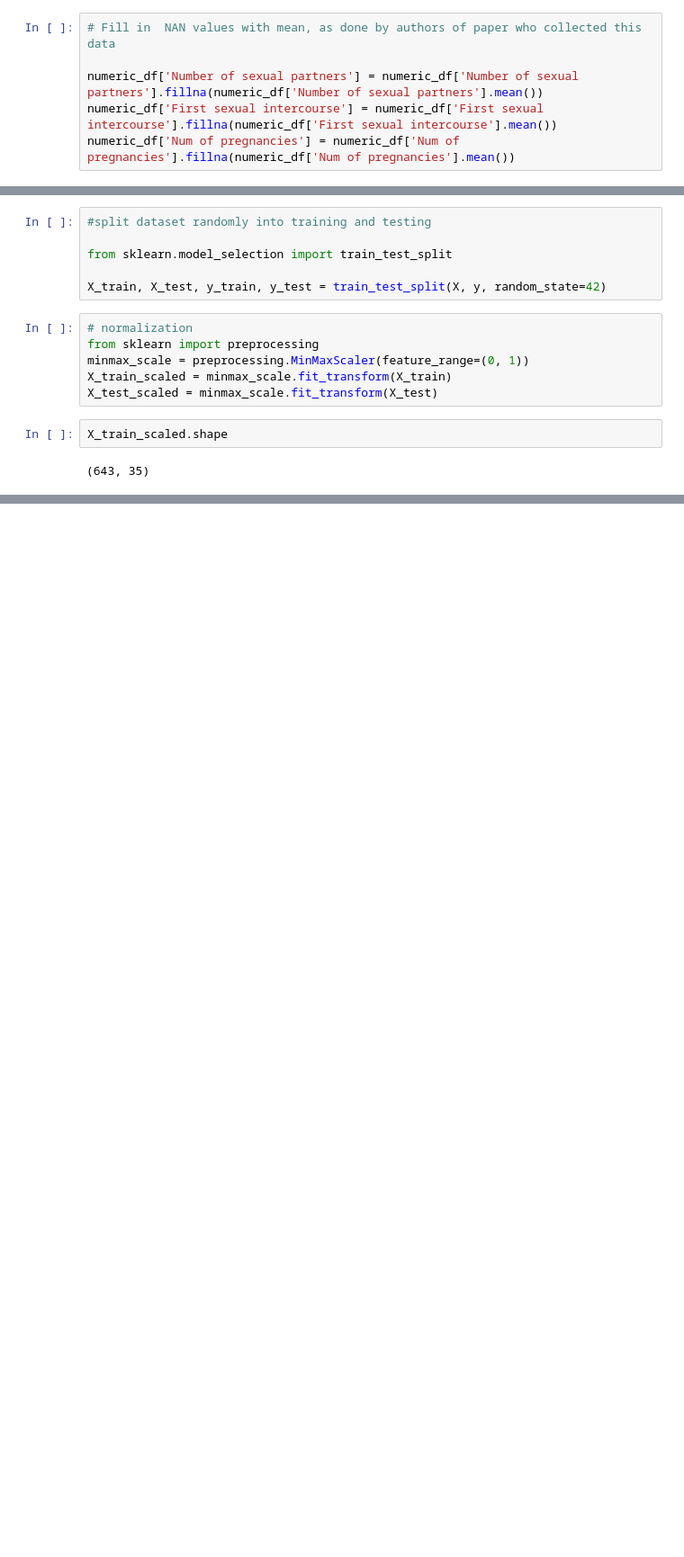
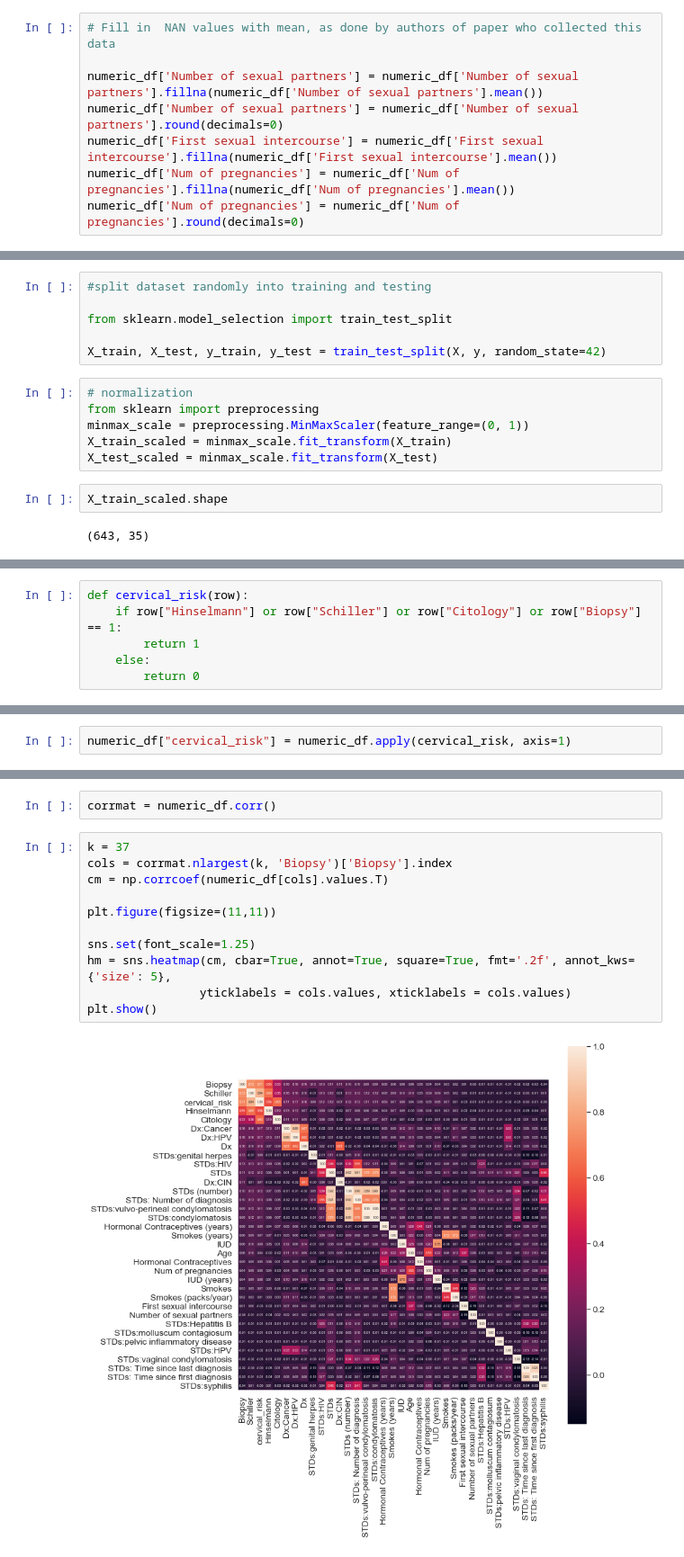
Before and after one commit to quinnwalko/Bone-Age-Final-Project, a Jupyter notebook: model_v1.ipynb, the cells around one changed output, grey strips where cells are left out. Shown at 90% size. Cells and saved outputs as stored; diff of their text form; blank space fills up the shorter version.

```diff
--- a/model_v1.ipynb
+++ b/model_v1.ipynb
@@ -75,8 +75,10 @@ dtype: int64
 # Fill in  NAN values with mean, as done by authors of paper who collected this data
 
 numeric_df['Number of sexual partners'] = numeric_df['Number of sexual partners'].fillna(numeric_df['Number of sexual partners'].mean())
+numeric_df['Number of sexual partners'] = numeric_df['Number of sexual partners'].round(decimals=0)
 numeric_df['First sexual intercourse'] = numeric_df['First sexual intercourse'].fillna(numeric_df['First sexual intercourse'].mean())
 numeric_df['Num of pregnancies'] = numeric_df['Num of pregnancies'].fillna(numeric_df['Num of pregnancies'].mean())
+numeric_df['Num of pregnancies'] = numeric_df['Num of pregnancies'].round(decimals=0)
 # %%
 #determine how to fill in Smokes values -- what is most common answer?
 #Also, the fact that there are 13 missing values for smokes/smokesyears/smokes packs
@@ -197,0 +267,6 @@ X_train_scaled.shape
+# %%
+def cervical_risk(row):
+    if row["Hinselmann"] or row["Schiller"] or row["Citology"] or row["Biopsy"] == 1:
+        return 1
+    else:
+        return 0
@@ -197,0 +303,2 @@ X_train_scaled.shape
+# %%
+numeric_df["cervical_risk"] = numeric_df.apply(cervical_risk, axis=1)
@@ -197,0 +332,15 @@ X_train_scaled.shape
+# %%
+corrmat = numeric_df.corr()
+# %%
+k = 37
+cols = corrmat.nlargest(k, 'Biopsy')['Biopsy'].index
+cm = np.corrcoef(numeric_df[cols].values.T)
+
+plt.figure(figsize=(11,11))
+
+sns.set(font_scale=1.25)
+hm = sns.heatmap(cm, cbar=True, annot=True, square=True, fmt='.2f', annot_kws={'size': 5},
+                yticklabels = cols.values, xticklabels = cols.values)
+plt.show()
+# %% [output]
+[figure, added]
```
Also changed, not shown: parts of 22 cells of this notebook.
